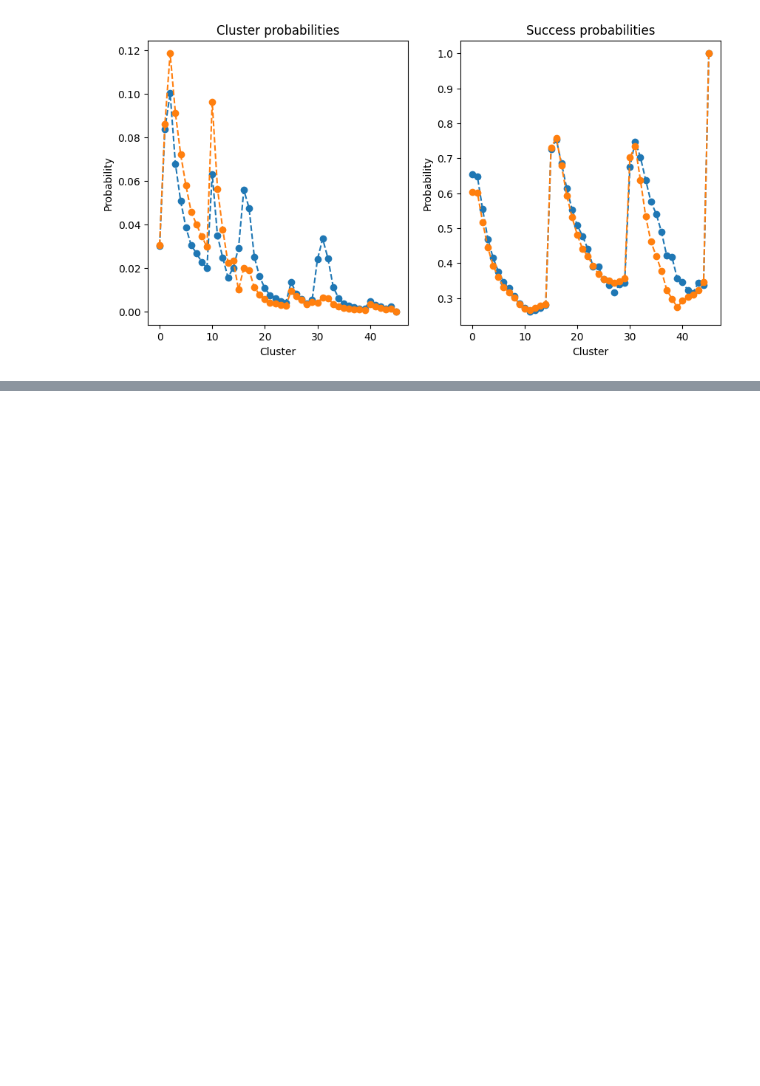
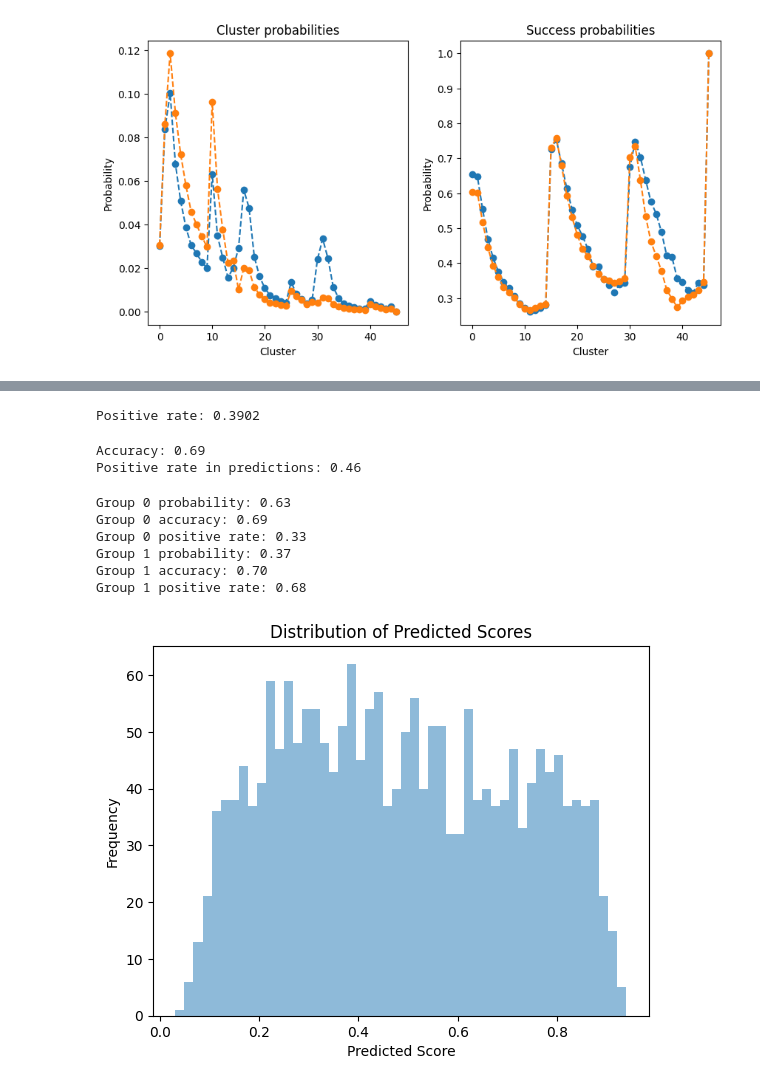
Before and after one commit to hiaac-finance/sellf, a Jupyter notebook: lending_experiment/enem.ipynb, the cells around one changed output, grey strips where cells are left out. Saved outputs shown, nothing was run; the diff lists cells and outputs as text; code cells hidden in the pictures; blank space fills up the shorter version.

```diff
--- a/lending_experiment/enem.ipynb
+++ b/lending_experiment/enem.ipynb
@@ -371,0 +452,59 @@ with open("data/enem.pkl", "wb") as f:
+# %%
+X = df.drop(columns=["target"])
+y = (df["target"] > 550).astype(int)
+
+print("Positive rate:", np.mean(y))
+
+X_train, X_test, y_train, y_test = train_test_split(X, y, test_size=0.2, random_state=42)
+transformer = ColumnTransformer(
+    transformers=[
+        ("encoder1", OneHotEncoder(sparse_output=False, drop = "if_binary"), ["TP_COR_RACA", "TP_FAIXA_ETARIA"]),
+        ("encoder2", OneHotEncoder(sparse_output=False, handle_unknown="infrequent_if_exist", drop="if_binary", min_frequency=0.1),
+         [col for col in X.columns if col not in ["TP_FAIXA_ETARIA", "TP_COR_RACA"]]),
+    ],
+    remainder="passthrough"
+)
+transformer.set_output(transform="pandas")  # Ensure the output is a DataFrame
+pipeline = Pipeline(
+    steps = [("t1", transformer)]
+)
+
+X_train_encoded = pipeline.fit_transform(X_train)
+X_test_encoded = pipeline.transform(X_test)
+# %% [output]
+Positive rate: 0.3902
+# %%
+model = LogisticRegression(max_iter=1000, random_state=42, class_weight="balanced")
+model.fit(X_train_encoded.values, y_train)
+
+y_pred = model.predict(X_test_encoded)
+accuracy = accuracy_score(y_test, y_pred)
+print(f"Accuracy: {accuracy:.2f}")
+print(f"Positive rate in predictions: {np.mean(y_pred):.2f}")
+# %% [output]
+Accuracy: 0.69
+Positive rate in predictions: 0.46
+# %%
+Z = X_test_encoded["encoder1__TP_COR_RACA_True"].values
+Z = Z.astype(int)  # Ensure Z is of integer type
+
+for i in range(2):
+    print(f"Group {i} probability: {np.mean(Z == i):.2f}")
+    print(f"Group {i} accuracy: {accuracy_score(y_test[Z == i], y_pred[Z == i]):.2f}")
+    print(f"Group {i} positive rate: {np.mean(y_pred[Z == i]):.2f}")
+# %% [output]
+Group 0 probability: 0.63
+Group 0 accuracy: 0.69
+Group 0 positive rate: 0.33
+Group 1 probability: 0.37
+Group 1 accuracy: 0.70
+Group 1 positive rate: 0.68
+# %%
+scores = model.predict_proba(X_test_encoded)[:, 1]
+plt.hist(scores, bins=50, alpha=0.5, label='Predicted Scores')
+plt.xlabel('Predicted Score')
+plt.ylabel('Frequency')
+plt.title('Distribution of Predicted Scores')
+plt.show()
+# %% [output]
+[figure, added]
```
Also changed, not shown: parts of 7 cells of this notebook, 2 other files.
